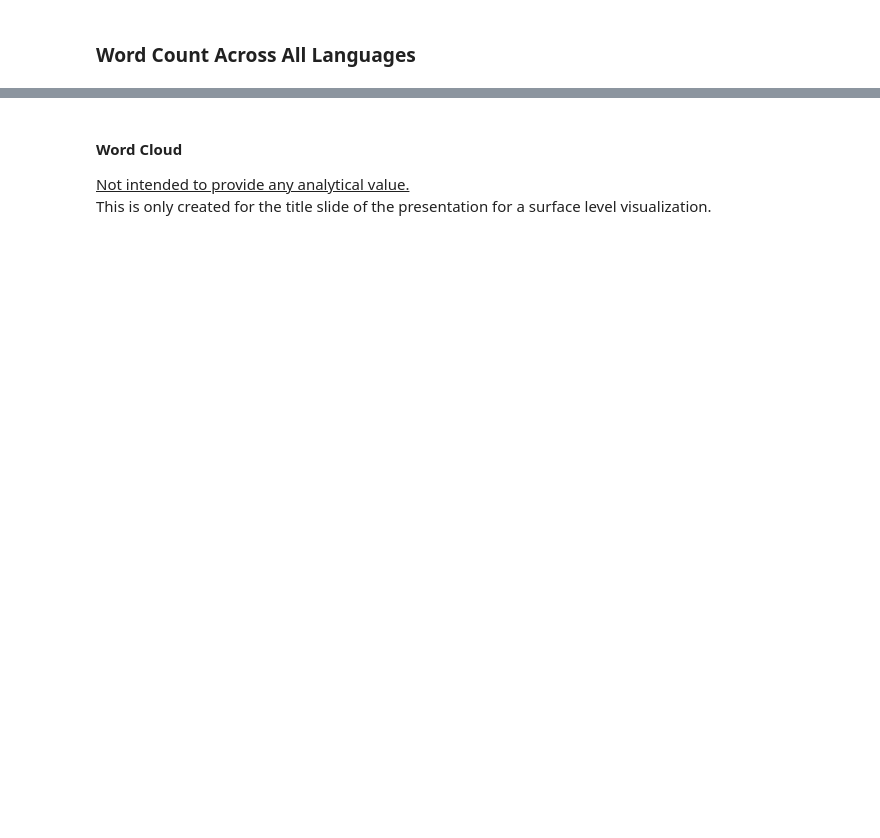
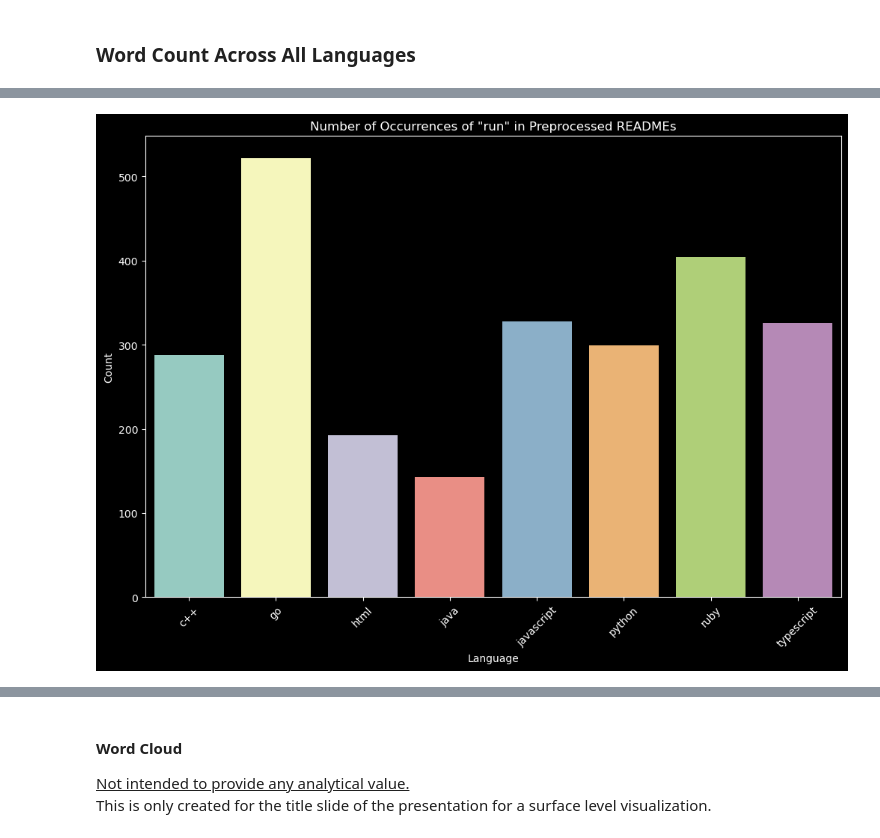
Before and after one commit to Zacharia-Schmitz/nlp_project, a Jupyter notebook: final_draft(needs_cleaning).ipynb, the cells around one changed output, grey strips where cells are left out. Saved outputs shown, nothing was run; the diff lists cells and outputs as text; code cells hidden in the pictures; blank space fills up the shorter version.

```diff
--- a/final_draft(needs_cleaning).ipynb
+++ b/final_draft(needs_cleaning).ipynb
@@ -442,0 +482,4 @@ plt.show()
+# %%
+plot_readme_word_counts(df, 'run')
+# %% [output]
+[figure, added]
```
Also changed, not shown: parts of 36 cells of this notebook, 1 other file.
